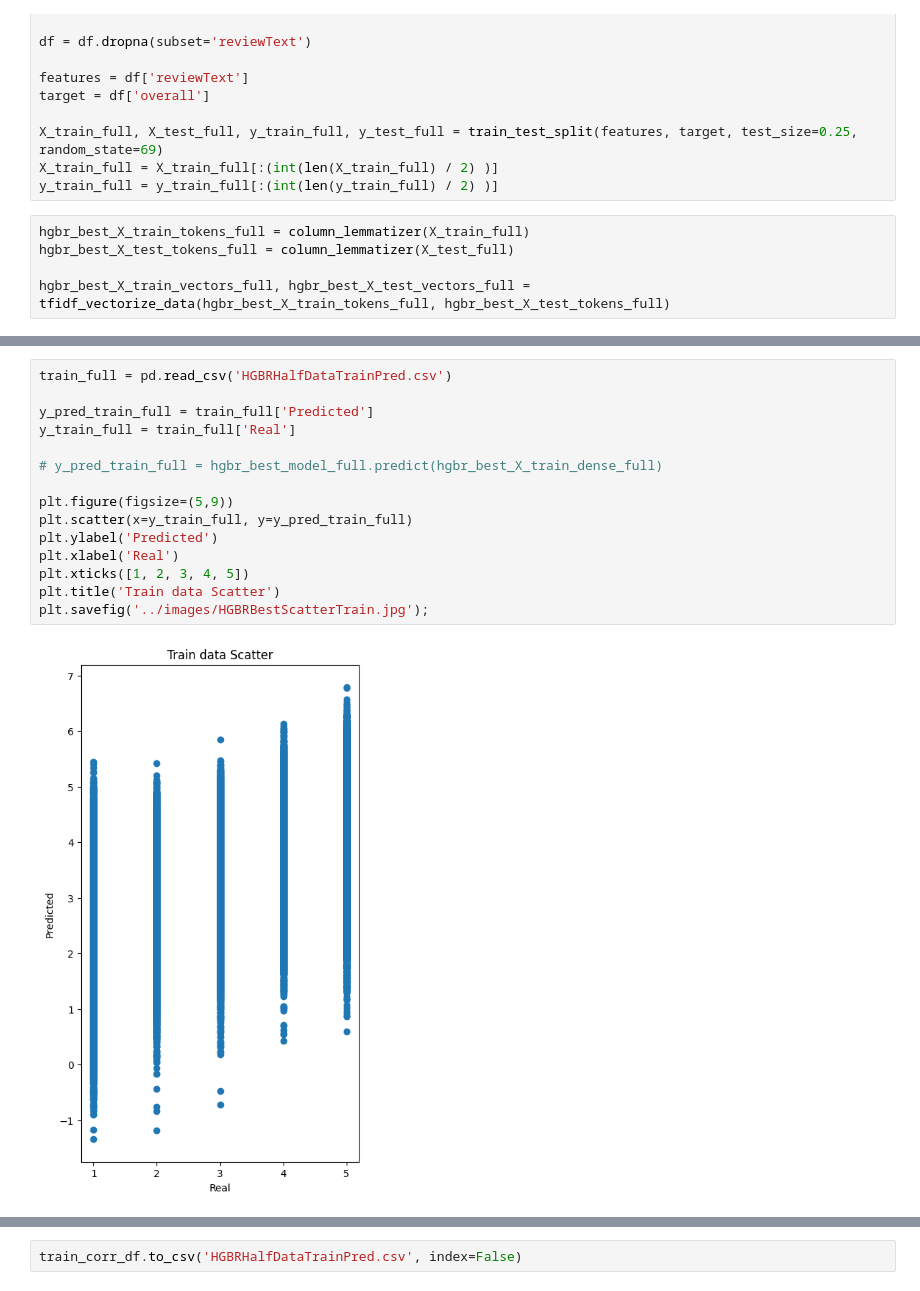
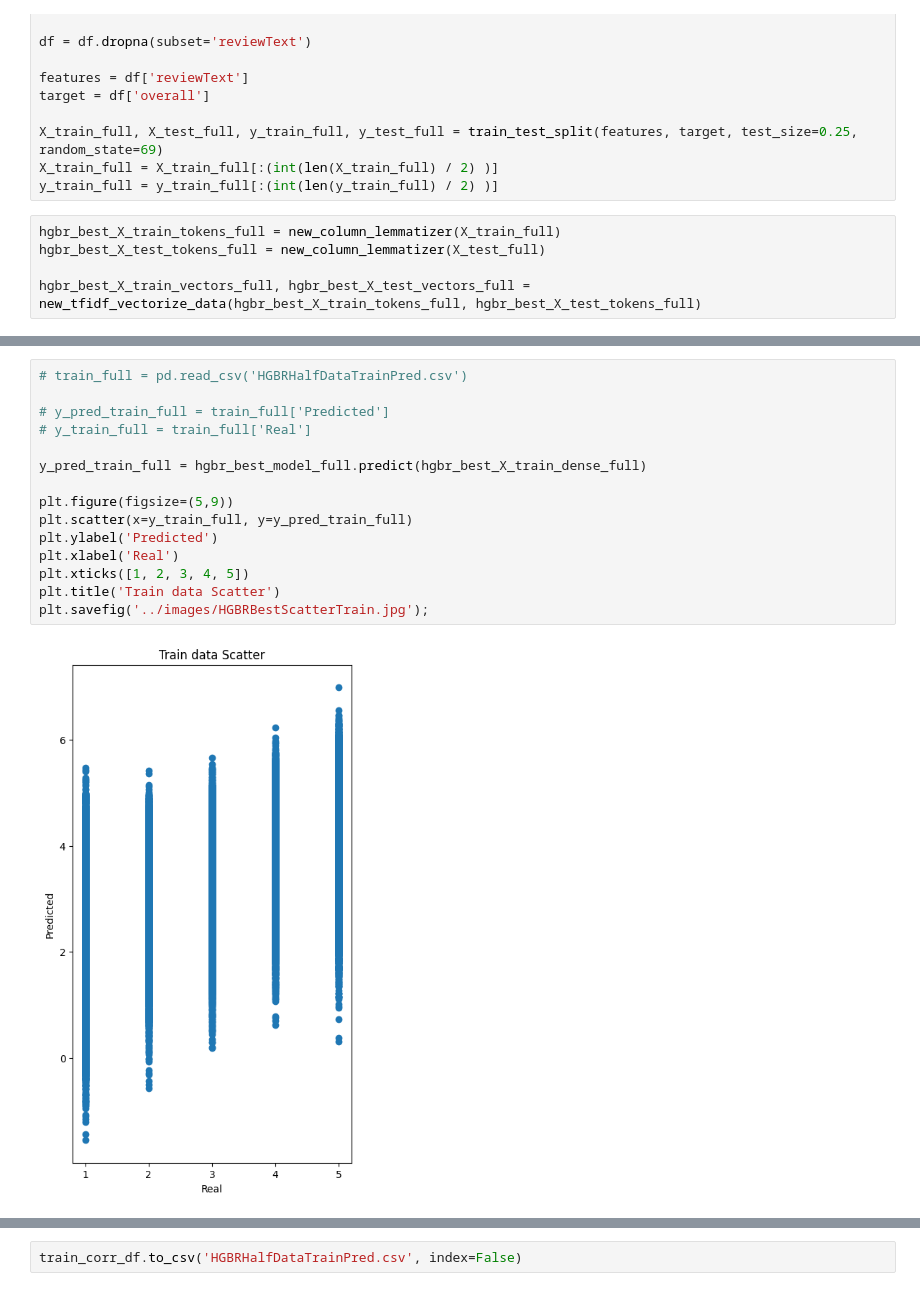
Before and after one commit to Scratticus/DataScientest-Group-NLP-project, a Jupyter notebook: notebooks/_03AdditionalRegressionAnalysis.ipynb, the cells around one changed output, grey strips where cells are left out. Cells and saved outputs as stored; diff of their text form.

```diff
--- a/notebooks/_03AdditionalRegressionAnalysis.ipynb
+++ b/notebooks/_03AdditionalRegressionAnalysis.ipynb
@@ -3145,8 +3145,8 @@ X_train_full, X_test_full, y_train_full, y_test_full = train_test_split(features
 X_train_full = X_train_full[:(int(len(X_train_full) / 2) )]
 y_train_full = y_train_full[:(int(len(y_train_full) / 2) )]
 # %%
-hgbr_best_X_train_tokens_full = column_lemmatizer(X_train_full)
-hgbr_best_X_test_tokens_full = column_lemmatizer(X_test_full)
+hgbr_best_X_train_tokens_full = new_column_lemmatizer(X_train_full)
+hgbr_best_X_test_tokens_full = new_column_lemmatizer(X_test_full)
 
-hgbr_best_X_train_vectors_full, hgbr_best_X_test_vectors_full = tfidf_vectorize_data(hgbr_best_X_train_tokens_full, hgbr_best_X_test_tokens_full)
+hgbr_best_X_train_vectors_full, hgbr_best_X_test_vectors_full = new_tfidf_vectorize_data(hgbr_best_X_train_tokens_full, hgbr_best_X_test_tokens_full)
 # %%
@@ -3198,20 +3197,20 @@ Time spent predicting:           0.022s
 # %%
-train_full = pd.read_csv('HGBRHalfDataTrainPred.csv')
+# train_full = pd.read_csv('HGBRHalfDataTrainPred.csv')
 
-y_pred_train_full = train_full['Predicted']
-y_train_full = train_full['Real']
+# y_pred_train_full = train_full['Predicted']
+# y_train_full = train_full['Real']
 
-# y_pred_train_full = hgbr_best_model_full.predict(hgbr_best_X_train_dense_full)
+y_pred_train_full = hgbr_best_model_full.predict(hgbr_best_X_train_dense_full)
 
 plt.figure(figsize=(5,9))
 plt.scatter(x=y_train_full, y=y_pred_train_full)
 plt.ylabel('Predicted')
 plt.xlabel('Real')
 plt.xticks([1, 2, 3, 4, 5])
 plt.title('Train data Scatter')
 plt.savefig('../images/HGBRBestScatterTrain.jpg');
 # %% [output]
-[figure, old version]
+[figure, new version]
 # %%
 # The graph tells us quite a lot, lets translate it into boxplots
 
```
Also changed, not shown: parts of 18 cells of this notebook, 19 other files.
